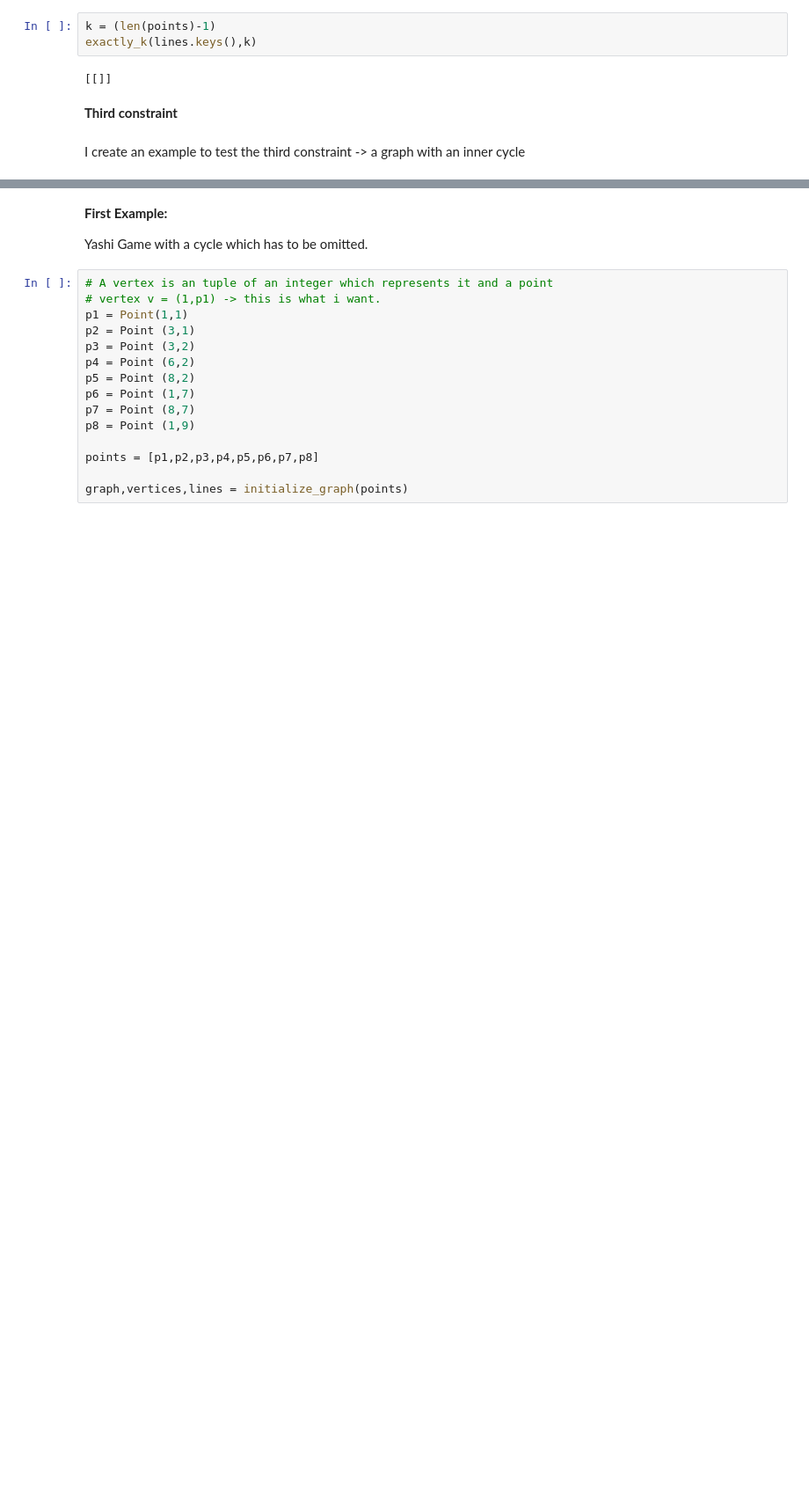
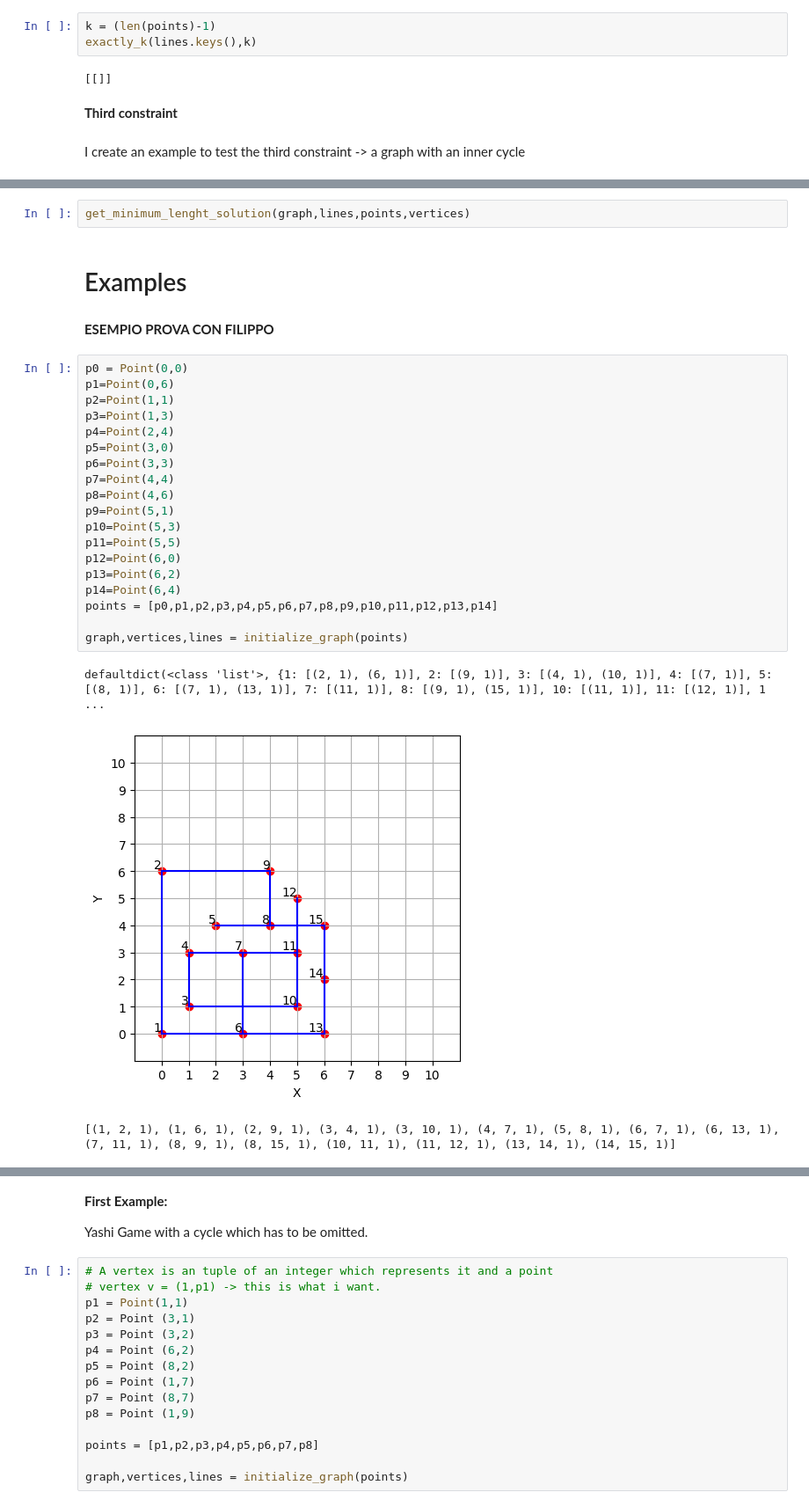
Before and after one commit to saso-gatto/Yashi-Game, a Jupyter notebook: KN_YashiGame.ipynb, the cells around one changed output, grey strips where cells are left out. Shown at 88% size. Saved outputs shown, nothing was run; the diff lists cells and outputs as text; blank space fills up the shorter version.

```diff
--- a/KN_YashiGame.ipynb
+++ b/KN_YashiGame.ipynb
@@ -897,0 +1120,29 @@ def find_solution(graph,lines,points,vertices):
+# %%
+get_minimum_lenght_solution(graph,lines,points,vertices)
+# %% [markdown]
+# Examples
+# %% [markdown]
+**ESEMPIO PROVA CON FILIPPO**
+# %%
+p0 = Point(0,0)
+p1=Point(0,6)
+p2=Point(1,1)
+p3=Point(1,3)
+p4=Point(2,4)
+p5=Point(3,0)
+p6=Point(3,3)
+p7=Point(4,4)
+p8=Point(4,6)
+p9=Point(5,1)
+p10=Point(5,3)
+p11=Point(5,5)
+p12=Point(6,0)
+p13=Point(6,2)
+p14=Point(6,4)
+points = [p0,p1,p2,p3,p4,p5,p6,p7,p8,p9,p10,p11,p12,p13,p14]
+
+graph,vertices,lines = initialize_graph(points)
+# %% [output]
+defaultdict(<class 'list'>, {1: [(2, 1), (6, 1)], 2: [(9, 1)], 3: [(4, 1), (10, 1)], 4: [(7, 1)], 5: [(8, 1)], 6: [(7, 1), (13, 1)], 7: [(11, 1)], 8: [(9, 1), (15, 1)], 10: [(11, 1)], 11: [(12, 1)], 1 ...
+[figure, added]
+[(1, 2, 1), (1, 6, 1), (2, 9, 1), (3, 4, 1), (3, 10, 1), (4, 7, 1), (5, 8, 1), (6, 7, 1), (6, 13, 1), (7, 11, 1), (8, 9, 1), (8, 15, 1), (10, 11, 1), (11, 12, 1), (13, 14, 1), (14, 15, 1)]
```
Also changed, not shown: parts of 69 cells of this notebook.
